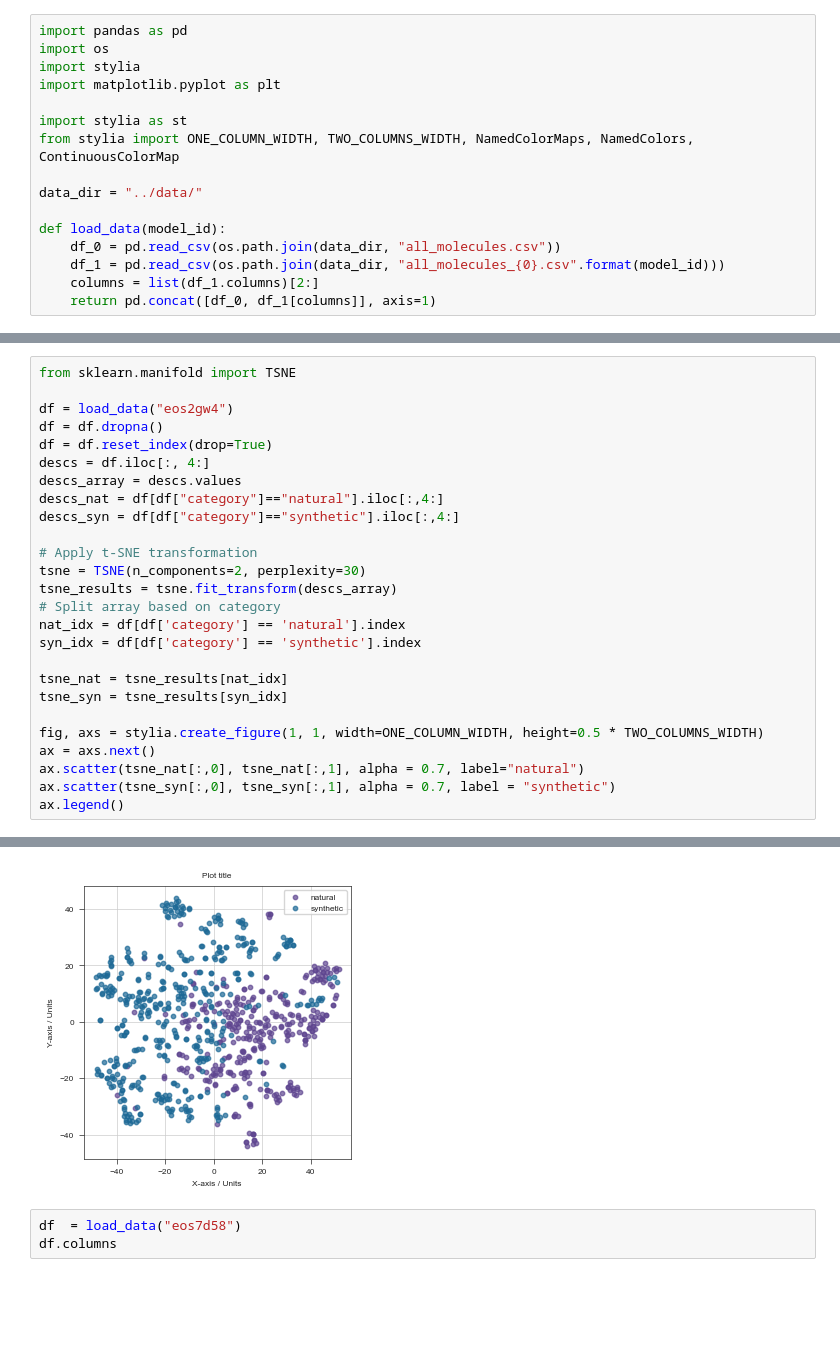
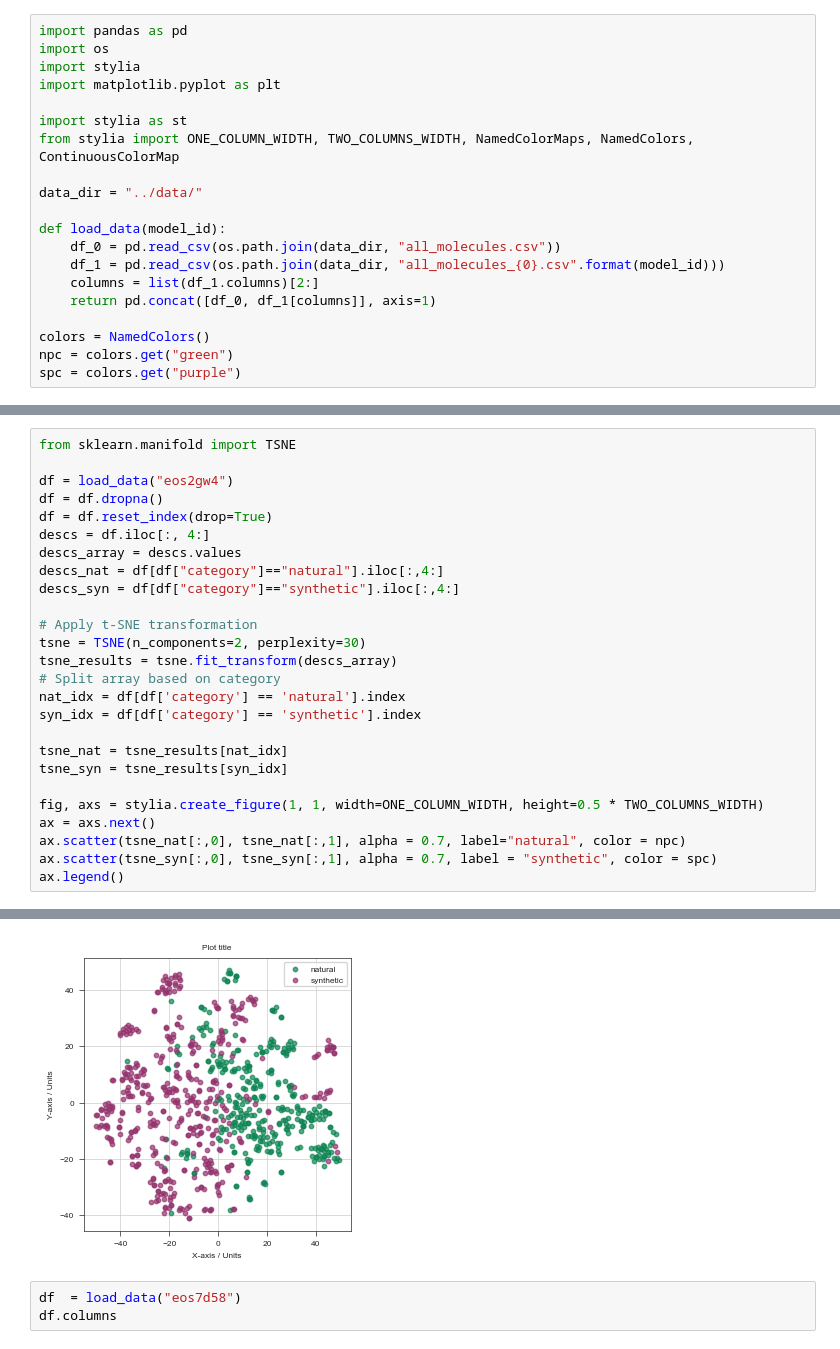
Before and after one commit to ersilia-os/sars-cov-2-chemspace, a Jupyter notebook: notebooks/02_ChemicalSpaceExploration.ipynb, the cells around one changed output, grey strips where cells are left out. Saved outputs shown, nothing was run; the diff lists cells and outputs as text; blank space fills up the shorter version.

```diff
--- a/notebooks/02_ChemicalSpaceExploration.ipynb
+++ b/notebooks/02_ChemicalSpaceExploration.ipynb
@@ -14,6 +14,10 @@ def load_data(model_id):
     df_1 = pd.read_csv(os.path.join(data_dir, "all_molecules_{0}.csv".format(model_id)))
     columns = list(df_1.columns)[2:]
     return pd.concat([df_0, df_1[columns]], axis=1)
+
+colors = NamedColors()
+npc = colors.get("green")
+spc = colors.get("purple")
 # %%
 df = load_data("eos9yui") #NP likeness
 df_ = load_data("eos8ioa") #NP score
@@ -114,32 +118,32 @@ ax.legend()
 # %%
 from sklearn.manifold import TSNE
 
 df = load_data("eos2gw4")
 df = df.dropna()
 df = df.reset_index(drop=True)
 descs = df.iloc[:, 4:]
 descs_array = descs.values
 descs_nat = df[df["category"]=="natural"].iloc[:,4:]
 descs_syn = df[df["category"]=="synthetic"].iloc[:,4:]
 
 # Apply t-SNE transformation
 tsne = TSNE(n_components=2, perplexity=30)
 tsne_results = tsne.fit_transform(descs_array)
 # Split array based on category
 nat_idx = df[df['category'] == 'natural'].index
 syn_idx = df[df['category'] == 'synthetic'].index
 
 tsne_nat = tsne_results[nat_idx]
 tsne_syn = tsne_results[syn_idx]
 
 fig, axs = stylia.create_figure(1, 1, width=ONE_COLUMN_WIDTH, height=0.5 * TWO_COLUMNS_WIDTH)
 ax = axs.next()
-ax.scatter(tsne_nat[:,0], tsne_nat[:,1], alpha = 0.7, label="natural")
-ax.scatter(tsne_syn[:,0], tsne_syn[:,1], alpha = 0.7, label = "synthetic")
+ax.scatter(tsne_nat[:,0], tsne_nat[:,1], alpha = 0.7, label="natural", color = npc)
+ax.scatter(tsne_syn[:,0], tsne_syn[:,1], alpha = 0.7, label = "synthetic", color = spc)
 ax.legend()
 # %% [output]
 <matplotlib.legend.Legend at 0x...>
-[figure, old version]
+[figure, new version]
 # %%
 df  = load_data("eos7d58")
 df.columns
```
Also changed, not shown: parts of 9 cells of this notebook.
